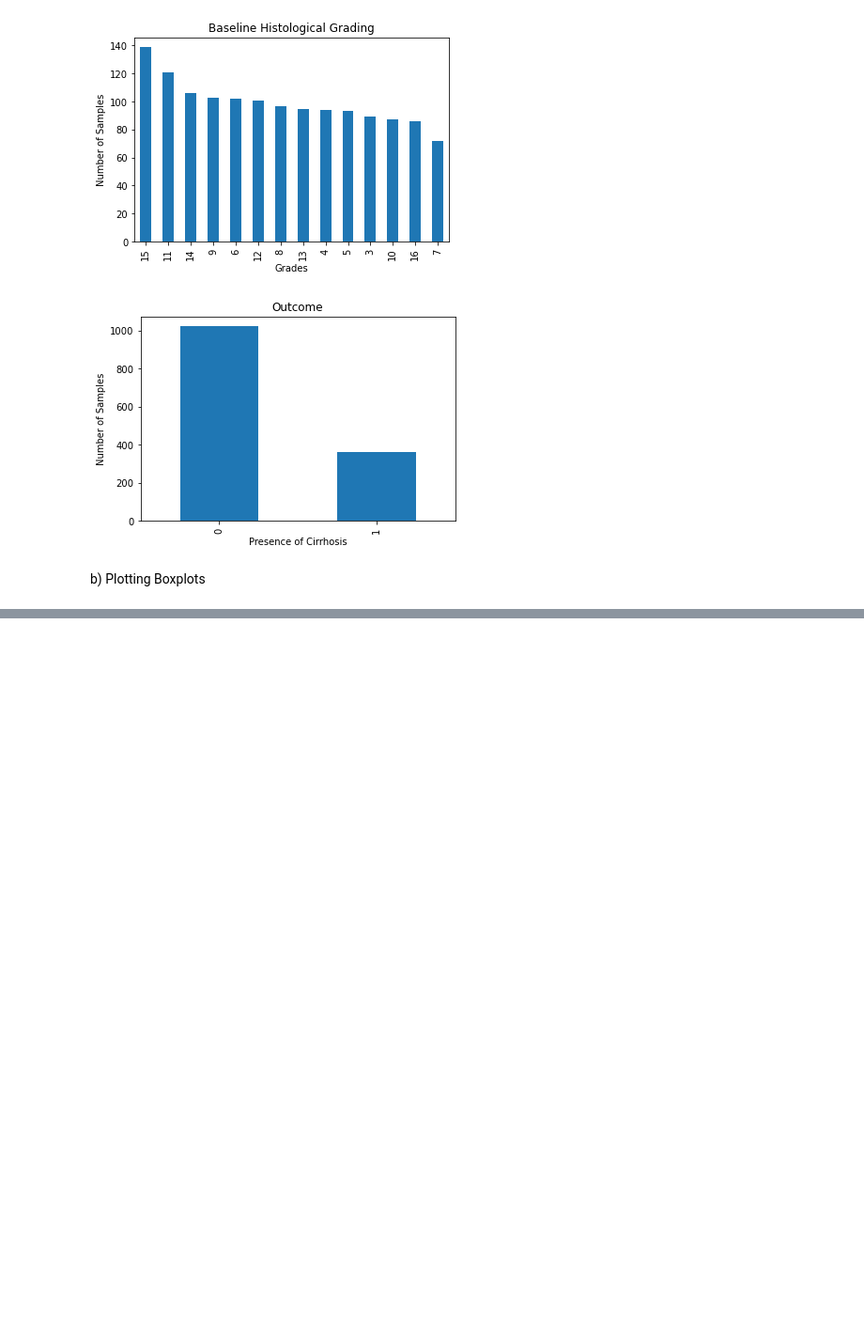
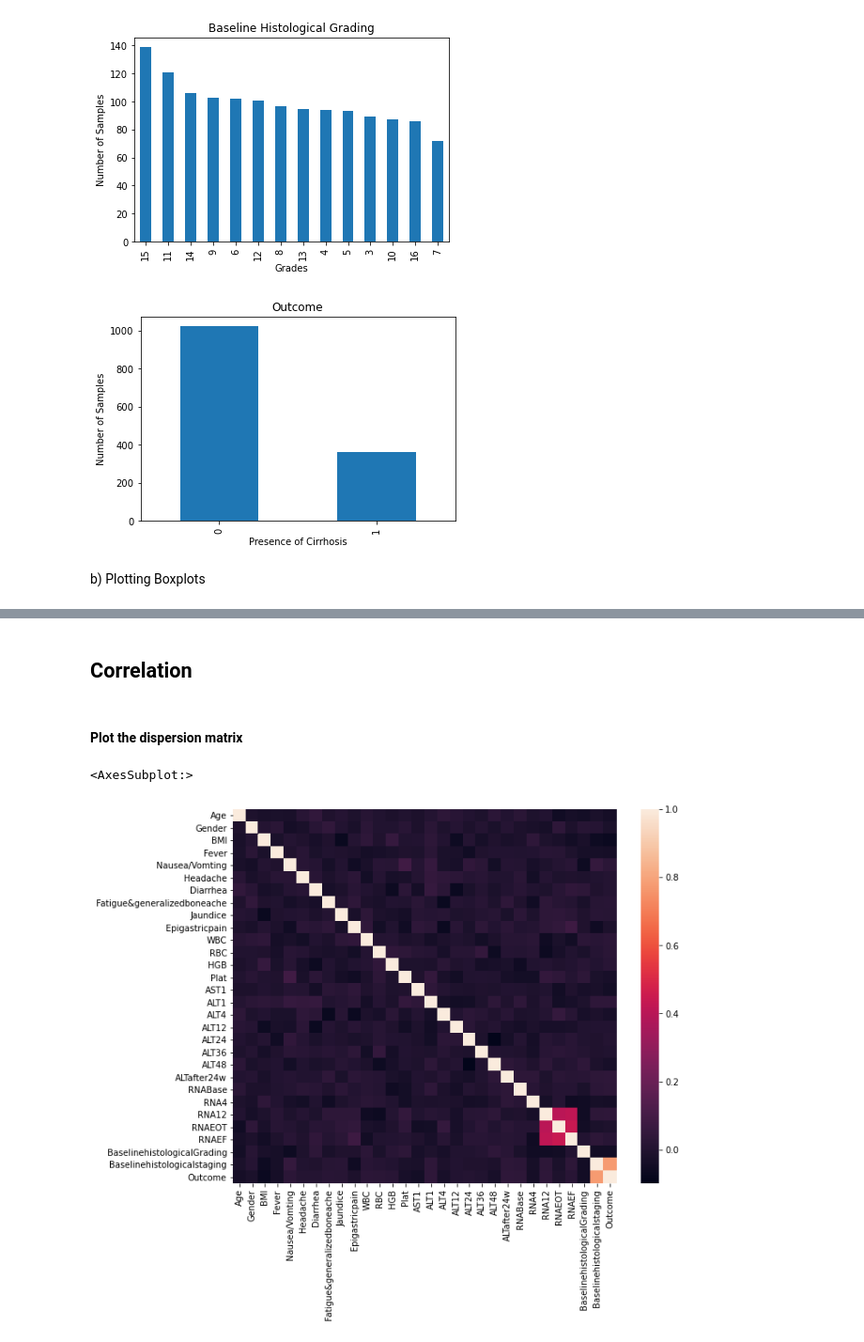
Before and after one commit to paolaparadas29/ProjectAI, a Jupyter notebook: Project_Lab1_final.ipynb, the cells around one changed output, grey strips where cells are left out. Shown at 94% size. Saved outputs shown, nothing was run; the diff lists cells and outputs as text; code cells hidden in the pictures; blank space fills up the shorter version.

```diff
--- a/Project_Lab1_final.ipynb
+++ b/Project_Lab1_final.ipynb
@@ -334,0 +348,15 @@ print_boxplots_hist(headers, data)
+# %% [markdown]
+## Correlation
+# %% [markdown]
+#### Plot the dispersion matrix
+# %%
+#data = pd.read_csv("HCV-Egy-Data.csv") #We can change this database
+f, ax = plt.subplots(figsize=(10, 8))
+corr = data.corr()
+# ammot = False, to make the plot more simple and understandable.
+sns.heatmap(corr,
+            xticklabels=corr.columns.values,
+            yticklabels=corr.columns.values)
+# %% [output]
+<AxesSubplot:>
+[figure, added]
```
Also changed, not shown: parts of 17 cells of this notebook.
